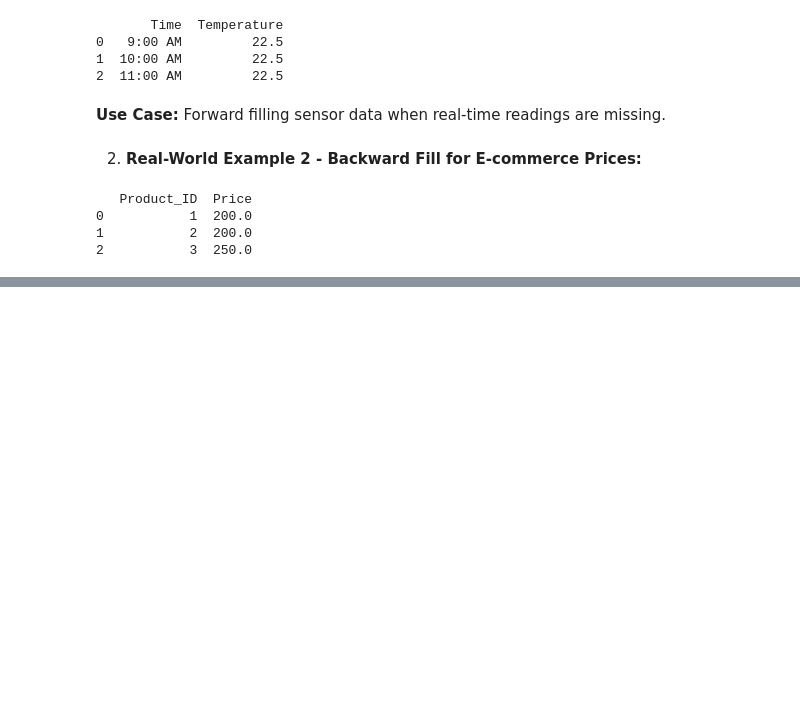
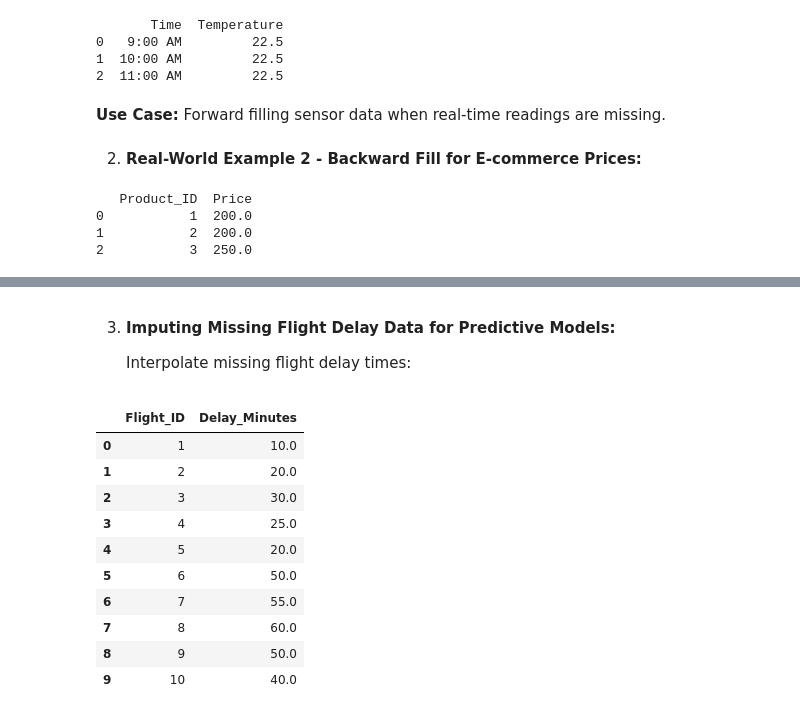
Before and after one commit to siddhantbhattarai/Machine_Learning_Bootcamp_2024, a Jupyter notebook: Pandas/Module_3.ipynb, the cells around one changed output, grey strips where cells are left out. Cells and saved outputs as stored; diff of their text form; code cells hidden in the pictures; blank space fills up the shorter version.

```diff
--- a/Pandas/Module_3.ipynb
+++ b/Pandas/Module_3.ipynb
@@ -248,0 +311,28 @@ print(prices)
+# %% [markdown]
+3. **Imputing Missing Flight Delay Data for Predictive Models:**
+
+   Interpolate missing flight delay times:
+# %%
+# Sample DataFrame with more records
+flight_delays = pd.DataFrame({
+    'Flight_ID': [1, 2, 3, 4, 5, 6, 7, 8, 9, 10],
+    'Delay_Minutes': [10, None, 30, None, 20, 50, None, 60, None, 40]
+})
+
+# Interpolate missing values in 'Delay_Minutes' column
+flight_delays['Delay_Minutes'] = flight_delays['Delay_Minutes'].interpolate()
+
+# Display the updated DataFrame
+flight_delays
+# %% [output]
+|  | Flight_ID | Delay_Minutes |
+| 0 | 1 | 10.0 |
+| 1 | 2 | 20.0 |
+| 2 | 3 | 30.0 |
+| 3 | 4 | 25.0 |
+| 4 | 5 | 20.0 |
+| 5 | 6 | 50.0 |
+| 6 | 7 | 55.0 |
+| 7 | 8 | 60.0 |
+| 8 | 9 | 50.0 |
+| 9 | 10 | 40.0 |
```
Also changed, not shown: parts of 11 cells of this notebook.
